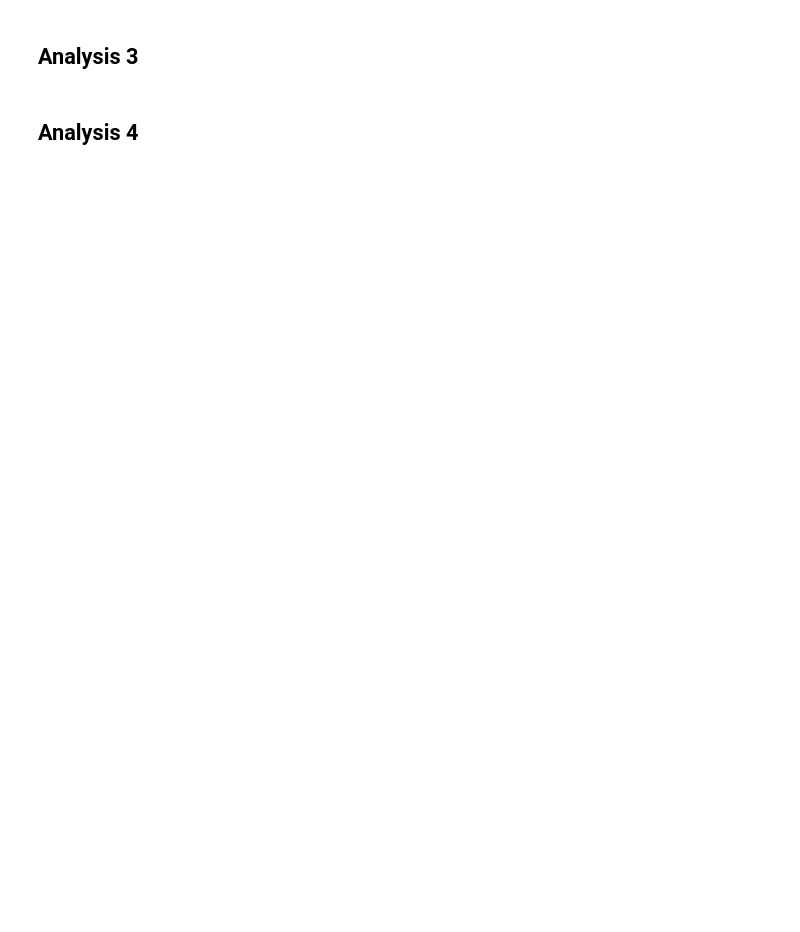
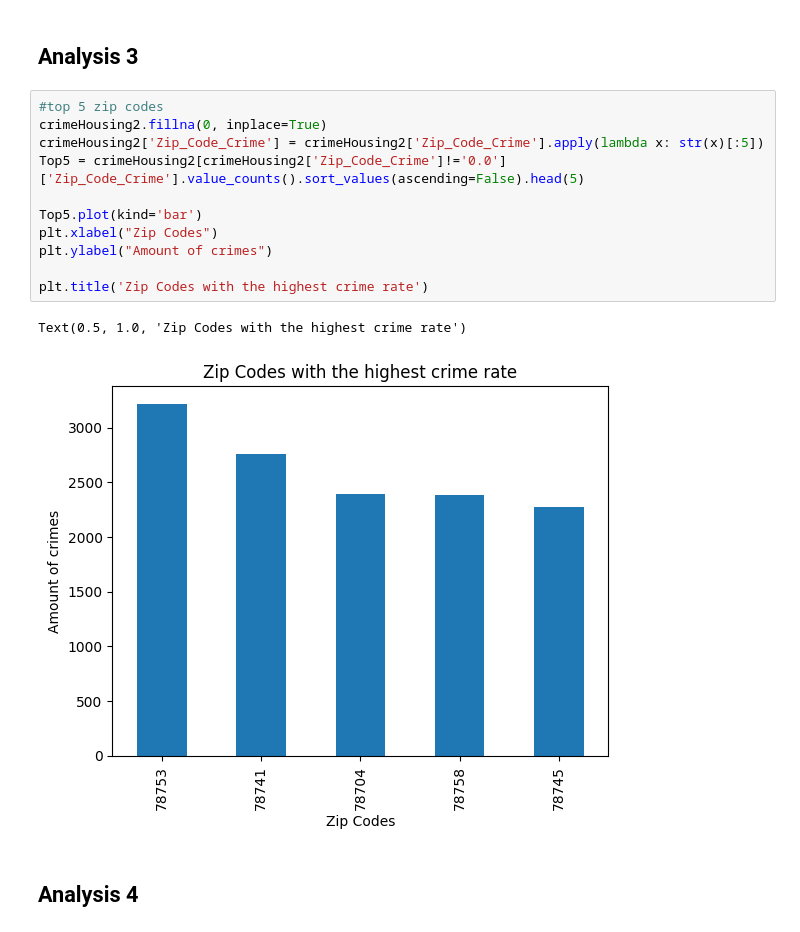
Before and after one commit to lexykj/cs5830_project2, a Jupyter notebook: project2.ipynb, the cells around one changed output. Cells and saved outputs as stored; diff of their text form; blank space fills up the shorter version.

```diff
--- a/project2.ipynb
+++ b/project2.ipynb
@@ -23,4 +59,18 @@ crimeHousing = pd.read_csv("crime-housing-austin-2015.csv")
 # %% [markdown]
 ## Analysis 3
+# %%
+#top 5 zip codes
+crimeHousing2.fillna(0, inplace=True)
+crimeHousing2['Zip_Code_Crime'] = crimeHousing2['Zip_Code_Crime'].apply(lambda x: str(x)[:5])
+Top5 = crimeHousing2[crimeHousing2['Zip_Code_Crime']!='0.0']['Zip_Code_Crime'].value_counts().sort_values(ascending=False).head(5)
+
+Top5.plot(kind='bar')
+plt.xlabel("Zip Codes")
+plt.ylabel("Amount of crimes")
+
+plt.title('Zip Codes with the highest crime rate')
+# %% [output]
+Text(0.5, 1.0, 'Zip Codes with the highest crime rate')
+[figure, added]
 # %% [markdown]
 ## Analysis 4
```
Also changed, not shown: parts of 5 cells of this notebook.
